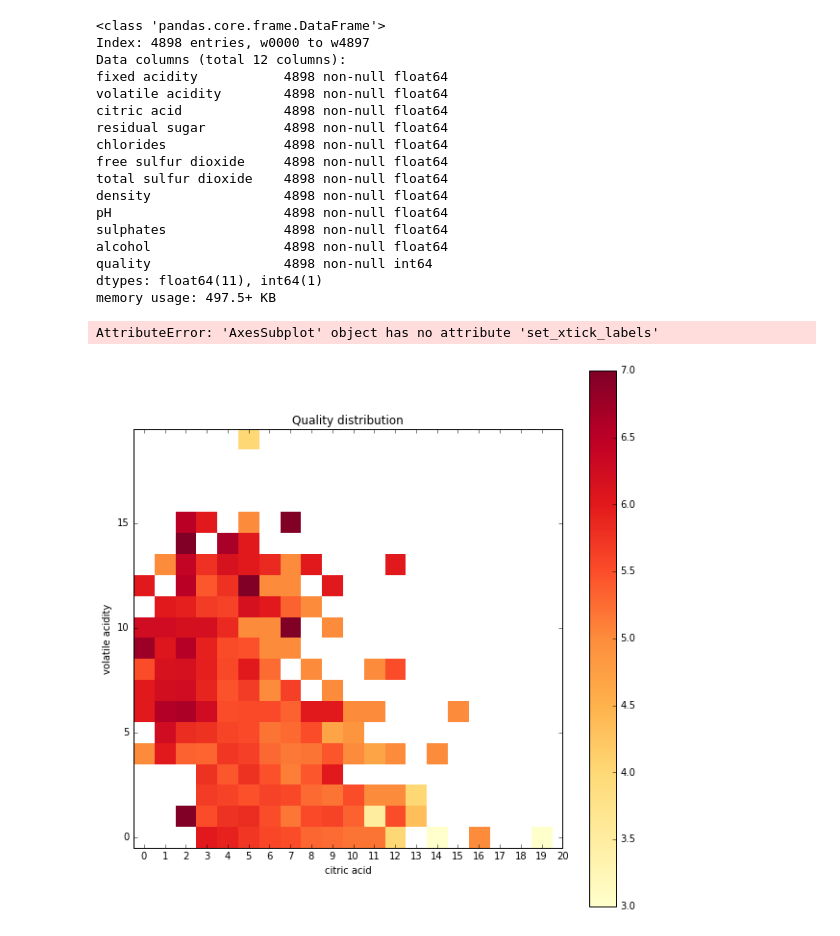
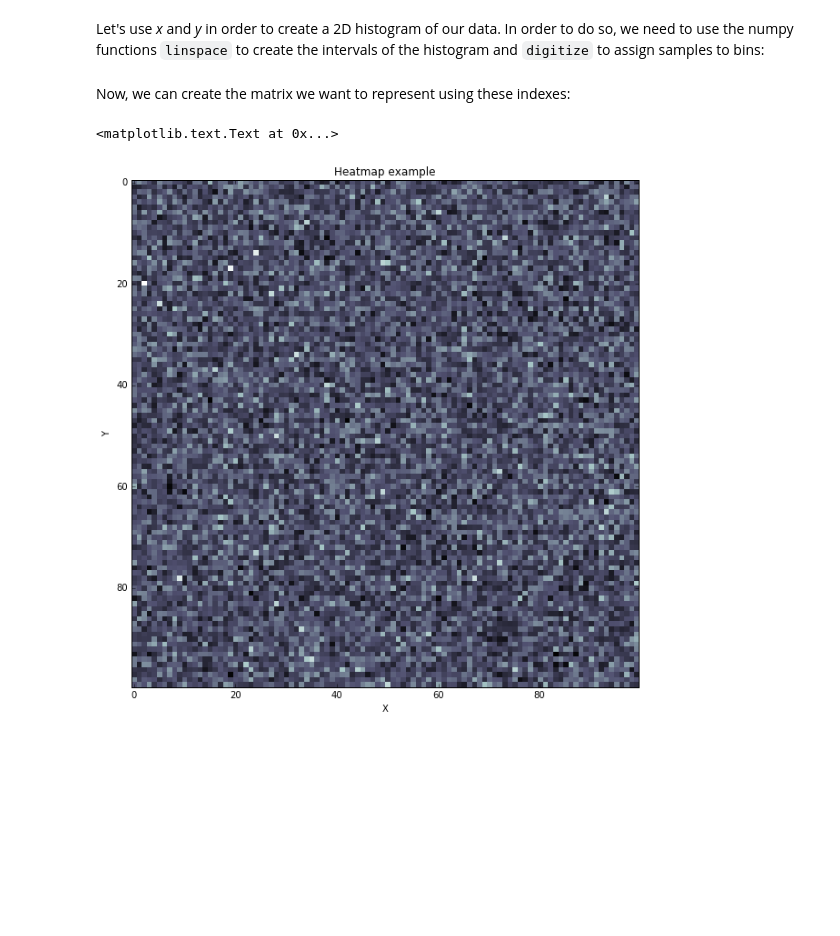
Before and after one commit to SergioGonzalezSanz/wwc-visualisation, a Jupyter notebook: tutorials/3. Heatmaps.ipynb, the cells around one changed output. Cells and saved outputs as stored; diff of their text form; code cells hidden in the pictures; blank space fills up the shorter version.

```diff
--- a/tutorials/3. Heatmaps.ipynb
+++ b/tutorials/3. Heatmaps.ipynb
@@ -1,27 +7,46 @@
+# %%
+import numpy.random as rd
+
+n_samples = 100000
+rd.seed(1984)
+x = rd.rand(n_samples)
+y = rd.rand(n_samples)
+z = rd.rand(n_samples)
+# %% [markdown]
+Let's use *x* and *y* in order to create a 2D histogram of our data. In order to do so, we need to use the numpy functions `linspace` to create the intervals of the histogram and `digitize` to assign samples to bins:
+# %%
+import numpy as np
+
+# Intervals creation
+n_bins = 100
+int_x = np.linspace(min(x), max(x), n_bins+1)
+int_x[-1] += 0.01
+int_y = np.linspace(min(y), max(y), n_bins+1)
+int_y[-1] += 0.01
+
+# Assign the samples to the intervals
+idx_x = np.digitize(x, int_x) - 1
+idx_y = np.digitize(y, int_y) - 1
+# %% [markdown]
+Now, we can create the matrix we want to represent using these indexes:
+# %%
+sum_data = np.zeros((n_bins, n_bins))
+
+# Matrix initialisation
+for i in range(n_samples):
+    sum_data[idx_x[i], idx_y[i]] += z[i]
 # %%
 from matplotlib import pyplot as plt
-from sklearn.decomposition import PCA
 import numpy as np
 import pandas as pd
 %matplotlib inline
+
+fig = plt.figure(figsize=(14, 10))
+ax = plt.subplot(111)
+plt.imshow(sum_data, cmap='bone', interpolation='nearest')
+plt.title('Heatmap example')
+plt.xlabel('X')
+plt.ylabel('Y')
+# %% [output]
+<matplotlib.text.Text at 0x...>
+[figure, added]
-# %%
-red_wines = pd.read_csv("../data/winequality-red.csv", sep=';', index_col='name')
-white_wines = pd.read_csv("../data/winequality-white.csv", sep=';', index_col='name')
-# %% [output]
-<class 'pandas.core.frame.DataFrame'>
-Index: 4898 entries, w0000 to w4897
-Data columns (total 12 columns):
-fixed acidity           4898 non-null float64
-volatile acidity        4898 non-null float64
-citric acid             4898 non-null float64
-residual sugar          4898 non-null float64
-chlorides               4898 non-null float64
-free sulfur dioxide     4898 non-null float64
-total sulfur dioxide    4898 non-null float64
-density                 4898 non-null float64
-pH                      4898 non-null float64
-sulphates               4898 non-null float64
-alcohol                 4898 non-null float64
-quality                 4898 non-null int64
-dtypes: float64(11), int64(1)
-memory usage: 497.5+ KB
@@ -46,14 +52,0 @@ matrix[xs, ys] = av.values
-# %%
-fig = plt.figure(figsize=(10, 10))
-ax = plt.subplot(111)
-plt.imshow(matrix, cmap=plt.cm.YlOrRd, interpolation='nearest')
-plt.gca().invert_yaxis();
-plt.colorbar();
-plt.xlabel(x)
-plt.ylabel(y)
-plt.title('Quality distribution')
-ax.set_xticks(range(len(int_x)))
-ax.set_xtick_labels(int_x)
-# %% [output]
-AttributeError: 'AxesSubplot' object has no attribute 'set_xtick_labels'
-[figure, removed]
```
Also changed, not shown: parts of 3 cells of this notebook.
